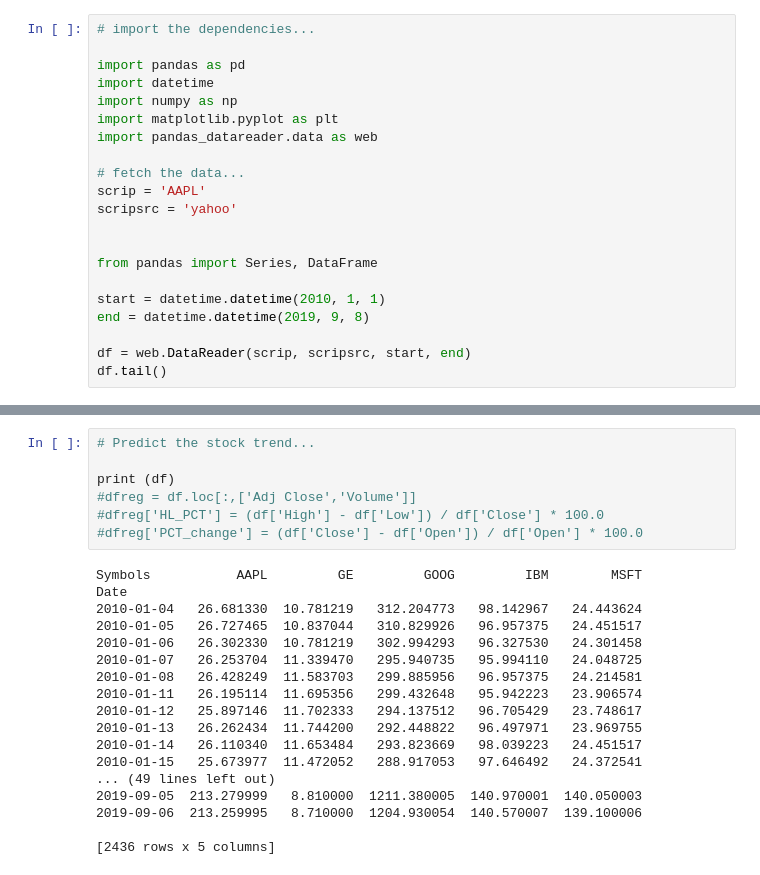
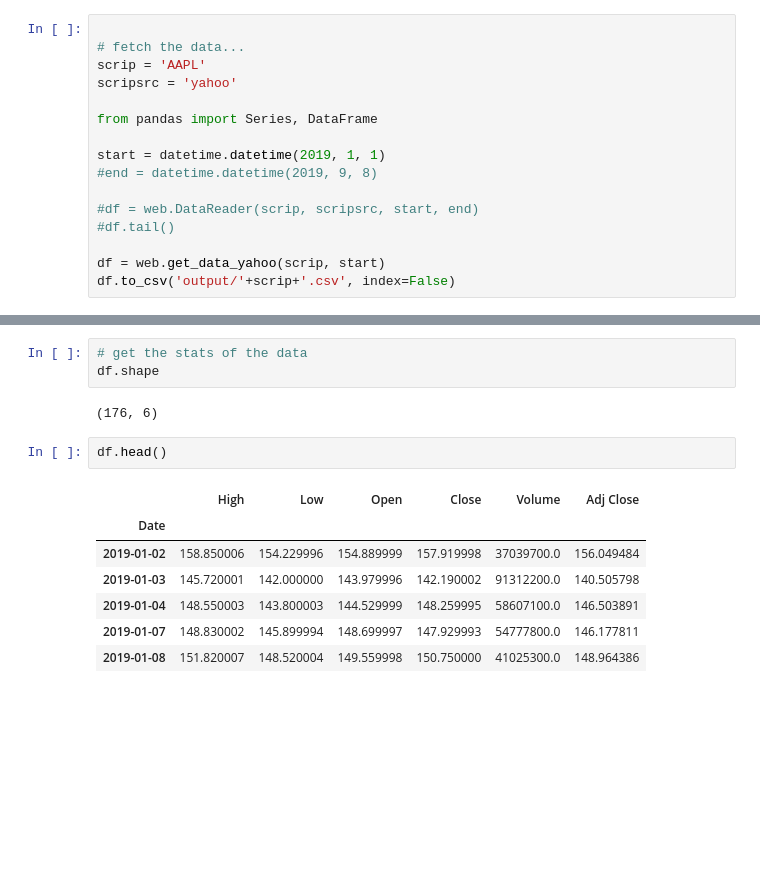
Before and after one commit to vindowsclient/StockTrends, a Jupyter notebook: WK2_vinStockPredictor.ipynb, the cells around one changed output, grey strips where cells are left out. Drawn from its saved outputs; the diff is of its cells as text; blank space fills up the shorter version.

```diff
--- a/WK2_vinStockPredictor.ipynb
+++ b/WK2_vinStockPredictor.ipynb
@@ -3,21 +36,16 @@
 # %%
-# import the dependencies...
-
-import pandas as pd
-import datetime
-import numpy as np
-import matplotlib.pyplot as plt
-import pandas_datareader.data as web
 
 # fetch the data...
 scrip = 'AAPL'
 scripsrc = 'yahoo'
 
-
 from pandas import Series, DataFrame
 
-start = datetime.datetime(2010, 1, 1)
-end = datetime.datetime(2019, 9, 8)
+start = datetime.datetime(2019, 1, 1)
+#end = datetime.datetime(2019, 9, 8)
 
-df = web.DataReader(scrip, scripsrc, start, end)
-df.tail()
+#df = web.DataReader(scrip, scripsrc, start, end)
+#df.tail()
+
+df = web.get_data_yahoo(scrip, start)
+df.to_csv('output/'+scrip+'.csv', index=False)
@@ -113,25 +52,15 @@ for label, x, y in zip(retscomp.columns, retscomp.mean(), retscomp.std()):
-# %%
-# Predict the stock trend...
-
-print (df)
-#dfreg = df.loc[:,['Adj Close','Volume']]
-#dfreg['HL_PCT'] = (df['High'] - df['Low']) / df['Close'] * 100.0
-#dfreg['PCT_change'] = (df['Close'] - df['Open']) / df['Open'] * 100.0
-# %% [output]
-Symbols           AAPL         GE         GOOG         IBM        MSFT
-Date
-2010-01-04   26.681330  10.781219   312.204773   98.142967   24.443624
-2010-01-05   26.727465  10.837044   310.829926   96.957375   24.451517
-2010-01-06   26.302330  10.781219   302.994293   96.327530   24.301458
-2010-01-07   26.253704  11.339470   295.940735   95.994110   24.048725
-2010-01-08   26.428249  11.583703   299.885956   96.957375   24.214581
-2010-01-11   26.195114  11.695356   299.432648   95.942223   23.906574
-2010-01-12   25.897146  11.702333   294.137512   96.705429   23.748617
-2010-01-13   26.262434  11.744200   292.448822   96.497971   23.969755
-2010-01-14   26.110340  11.653484   293.823669   98.039223   24.451517
-2010-01-15   25.673977  11.472052   288.917053   97.646492   24.372541
-... (49 lines left out)
-2019-09-05  213.279999   8.810000  1211.380005  140.970001  140.050003
-2019-09-06  213.259995   8.710000  1204.930054  140.570007  139.100006
-
-[2436 rows x 5 columns]
+# %%
+# get the stats of the data
+df.shape
+# %% [output]
+(176, 6)
+# %%
+df.head()
+# %% [output]
+|  | High | Low | Open | Close | Volume | Adj Close |
+| Date |  |  |  |  |  |  |
+| 2019-01-02 | 158.850006 | 154.229996 | 154.889999 | 157.919998 | 37039700.0 | 156.049484 |
+| 2019-01-03 | 145.720001 | 142.000000 | 143.979996 | 142.190002 | 91312200.0 | 140.505798 |
+| 2019-01-04 | 148.550003 | 143.800003 | 144.529999 | 148.259995 | 58607100.0 | 146.503891 |
+| 2019-01-07 | 148.830002 | 145.899994 | 148.699997 | 147.929993 | 54777800.0 | 146.177811 |
+| 2019-01-08 | 151.820007 | 148.520004 | 149.559998 | 150.750000 | 41025300.0 | 148.964386 |
```
Also changed, not shown: parts of 17 cells of this notebook.
